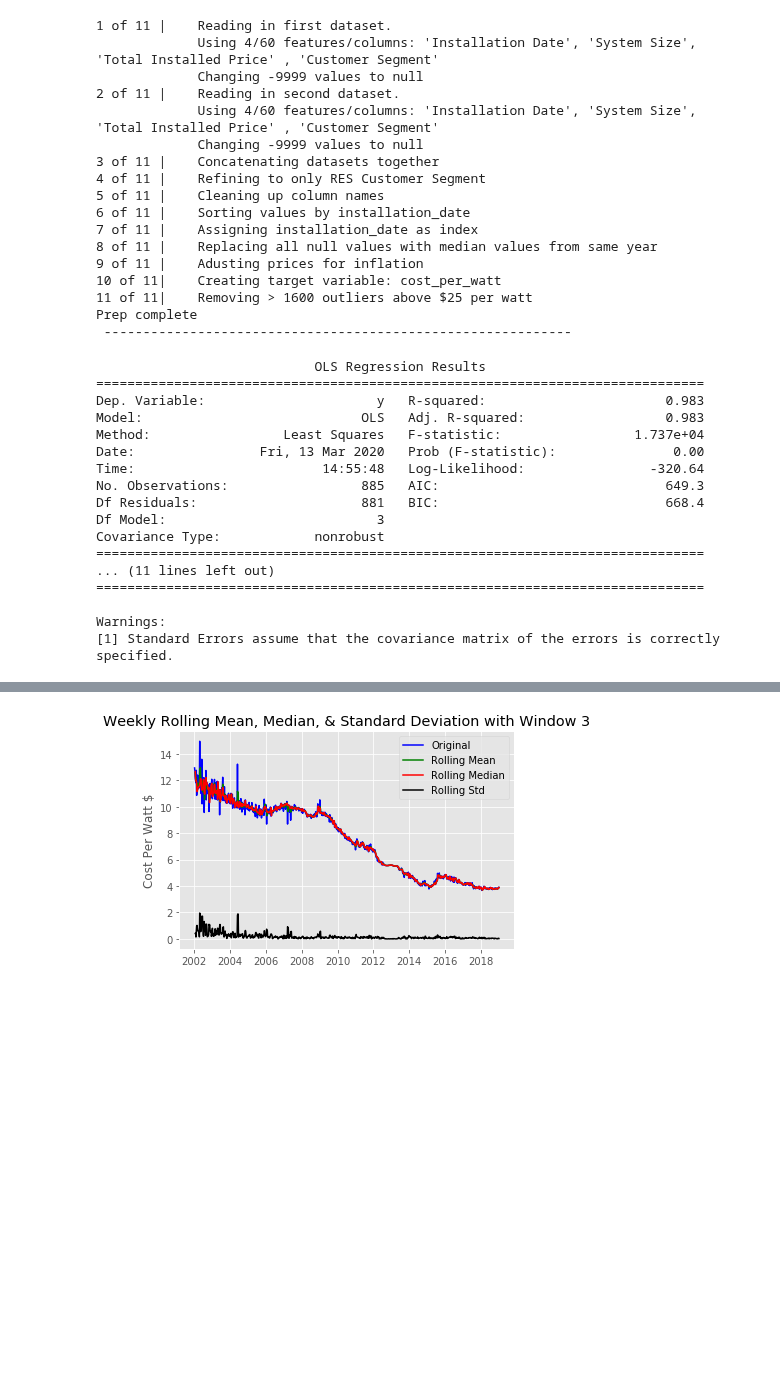
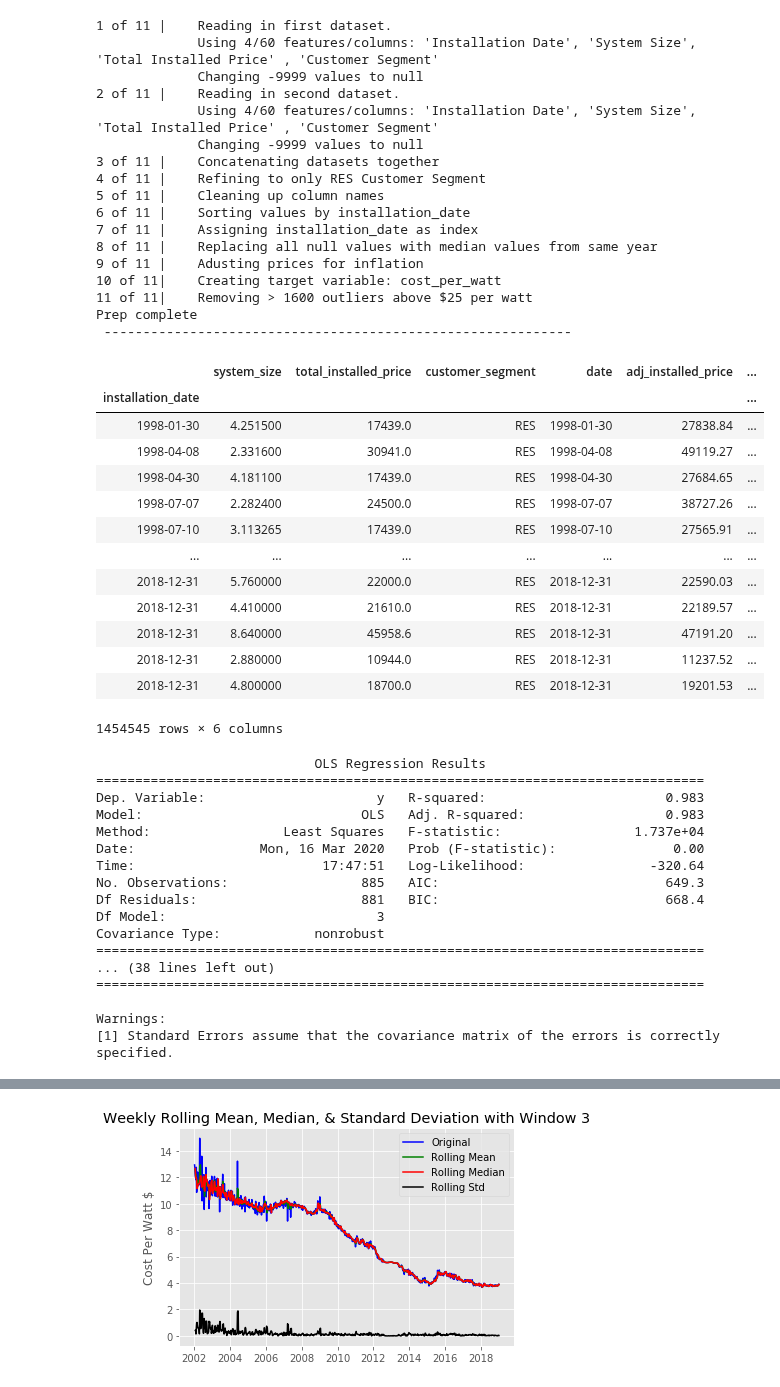
Before and after one commit to jrpaige/Solar, a Jupyter notebook: Test_Notebook.ipynb, the cells around one changed output, grey strips where cells are left out. Saved outputs shown, nothing was run; the diff lists cells and outputs as text; code cells hidden in the pictures; blank space fills up the shorter version.

```diff
--- a/Test_Notebook.ipynb
+++ b/Test_Notebook.ipynb
@@ -55,22 +75,39 @@ df = Prep.prep()
 11 of 11|    Removing > 1600 outliers above $25 per watt
 Prep complete
  ------------------------------------------------------------
+# %%
+df
+# %% [output]
+|  | system_size | total_installed_price | customer_segment | date | adj_installed_price | ... |
+| installation_date |  |  |  |  |  | ... |
+| 1998-01-30 | 4.251500 | 17439.0 | RES | 1998-01-30 | 27838.84 | ... |
+| 1998-04-08 | 2.331600 | 30941.0 | RES | 1998-04-08 | 49119.27 | ... |
+| 1998-04-30 | 4.181100 | 17439.0 | RES | 1998-04-30 | 27684.65 | ... |
+| 1998-07-07 | 2.282400 | 24500.0 | RES | 1998-07-07 | 38727.26 | ... |
+| 1998-07-10 | 3.113265 | 17439.0 | RES | 1998-07-10 | 27565.91 | ... |
+| ... | ... | ... | ... | ... | ... | ... |
+| 2018-12-31 | 5.760000 | 22000.0 | RES | 2018-12-31 | 22590.03 | ... |
+| 2018-12-31 | 4.410000 | 21610.0 | RES | 2018-12-31 | 22189.57 | ... |
+| 2018-12-31 | 8.640000 | 45958.6 | RES | 2018-12-31 | 47191.20 | ... |
+| 2018-12-31 | 2.880000 | 10944.0 | RES | 2018-12-31 | 11237.52 | ... |
+| 2018-12-31 | 4.800000 | 18700.0 | RES | 2018-12-31 | 19201.53 | ... |
+1454545 rows × 6 columns
 # %%
-syw = shortened_timeline(df)
+syw, s_lagg = shortened_timeline(df)[0], shortened_timeline(df)[1]
 # %% [output]
                             OLS Regression Results
 ==============================================================================
 Dep. Variable:                      y   R-squared:                       0.983
 Model:                            OLS   Adj. R-squared:                  0.983
 Method:                 Least Squares   F-statistic:                 1.737e+04
-Date:                Fri, 13 Mar 2020   Prob (F-statistic):               0.00
-Time:                        14:55:48   Log-Likelihood:                -320.64
+Date:                Mon, 16 Mar 2020   Prob (F-statistic):               0.00
+Time:                        17:47:51   Log-Likelihood:                -320.64
 No. Observations:                 885   AIC:                             649.3
 Df Residuals:                     881   BIC:                             668.4
 Df Model:                           3
 Covariance Type:            nonrobust
 ==============================================================================
-... (11 lines left out)
+... (38 lines left out)
 ==============================================================================
 
 Warnings:
```
Also changed, not shown: parts of 101 cells of this notebook, 2 other files.
